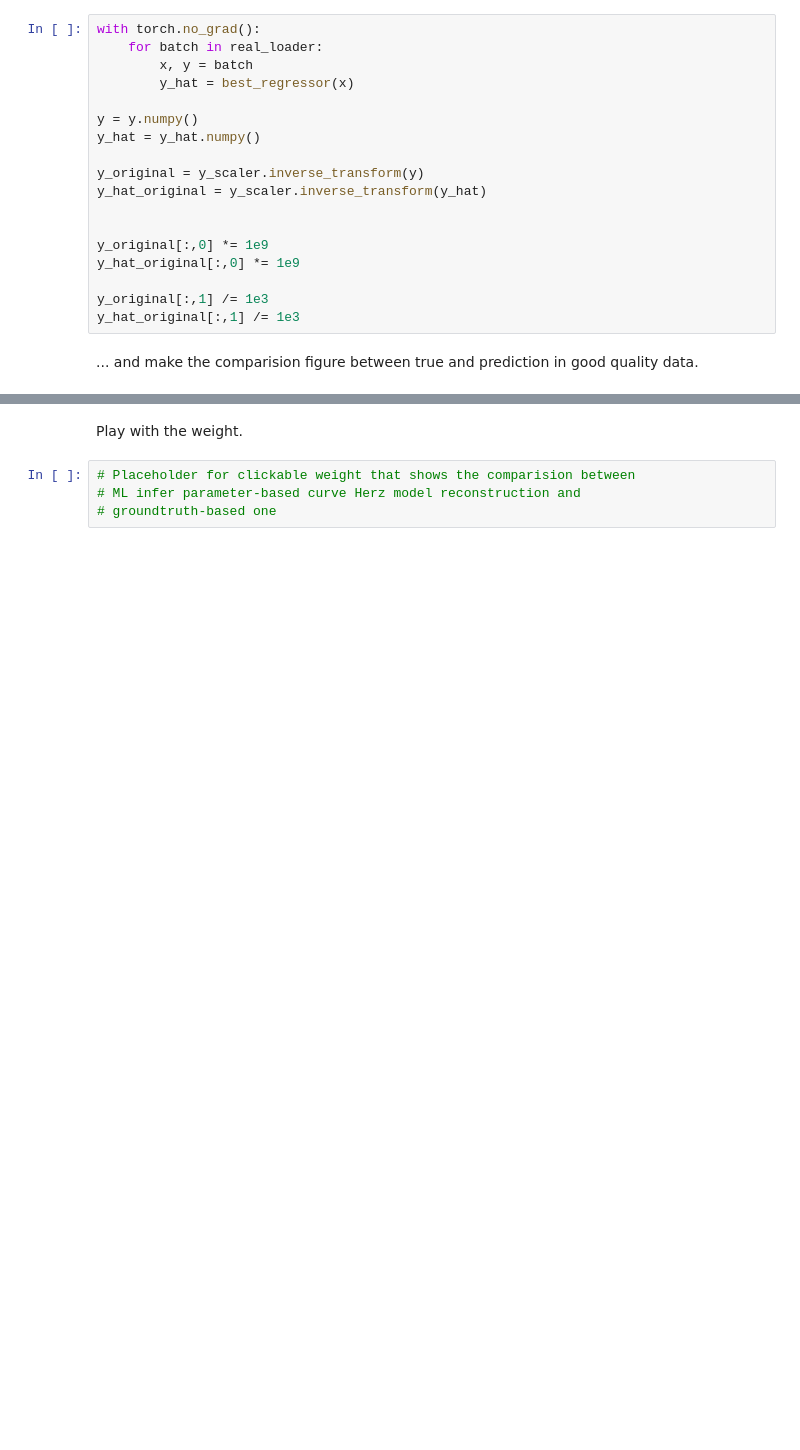
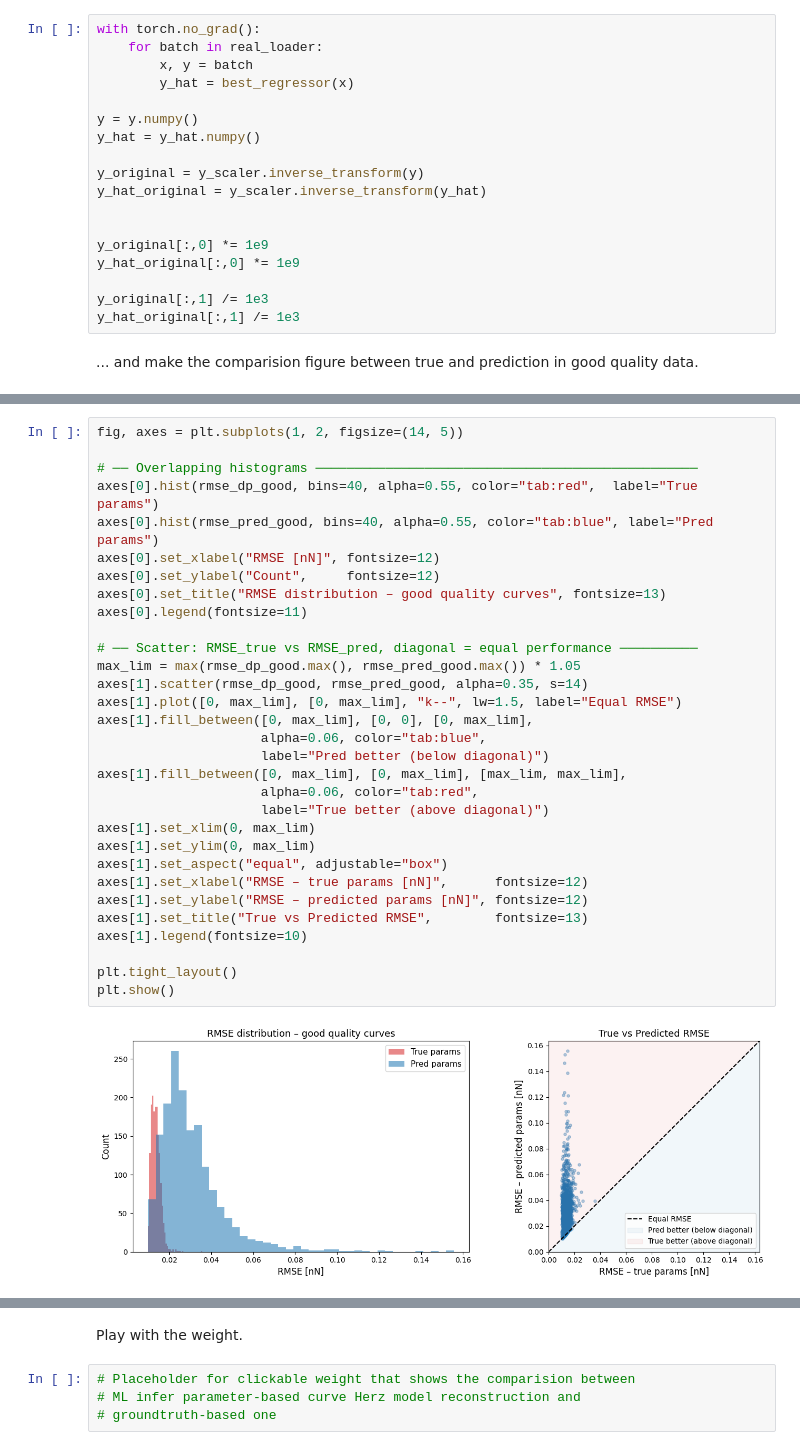
Before and after one commit to DeepTrackAI/ASAP, a Jupyter notebook: tutorial/EST/Part_3_AFM_simulation_draft.ipynb, the cells around one changed output, grey strips where cells are left out. Cells and saved outputs as stored; diff of their text form; blank space fills up the shorter version.

```diff
--- a/tutorial/EST/Part_3_AFM_simulation_draft.ipynb
+++ b/tutorial/EST/Part_3_AFM_simulation_draft.ipynb
@@ -1744,0 +1794,33 @@ plt.show()
+# %%
+fig, axes = plt.subplots(1, 2, figsize=(14, 5))
+
+# ── Overlapping histograms ─────────────────────────────────────────────────
+axes[0].hist(rmse_dp_good, bins=40, alpha=0.55, color="tab:red",  label="True params")
+axes[0].hist(rmse_pred_good, bins=40, alpha=0.55, color="tab:blue", label="Pred params")
+axes[0].set_xlabel("RMSE [nN]", fontsize=12)
+axes[0].set_ylabel("Count",     fontsize=12)
+axes[0].set_title("RMSE distribution – good quality curves", fontsize=13)
+axes[0].legend(fontsize=11)
+
+# ── Scatter: RMSE_true vs RMSE_pred, diagonal = equal performance ──────────
+max_lim = max(rmse_dp_good.max(), rmse_pred_good.max()) * 1.05
+axes[1].scatter(rmse_dp_good, rmse_pred_good, alpha=0.35, s=14)
+axes[1].plot([0, max_lim], [0, max_lim], "k--", lw=1.5, label="Equal RMSE")
+axes[1].fill_between([0, max_lim], [0, 0], [0, max_lim],
+                     alpha=0.06, color="tab:blue",
+                     label="Pred better (below diagonal)")
+axes[1].fill_between([0, max_lim], [0, max_lim], [max_lim, max_lim],
+                     alpha=0.06, color="tab:red",
+                     label="True better (above diagonal)")
+axes[1].set_xlim(0, max_lim)
+axes[1].set_ylim(0, max_lim)
+axes[1].set_aspect("equal", adjustable="box")
+axes[1].set_xlabel("RMSE – true params [nN]",      fontsize=12)
+axes[1].set_ylabel("RMSE – predicted params [nN]", fontsize=12)
+axes[1].set_title("True vs Predicted RMSE",        fontsize=13)
+axes[1].legend(fontsize=10)
+
+plt.tight_layout()
+plt.show()
+# %% [output]
+[figure, added]
```
Also changed, not shown: parts of 28 cells of this notebook.
